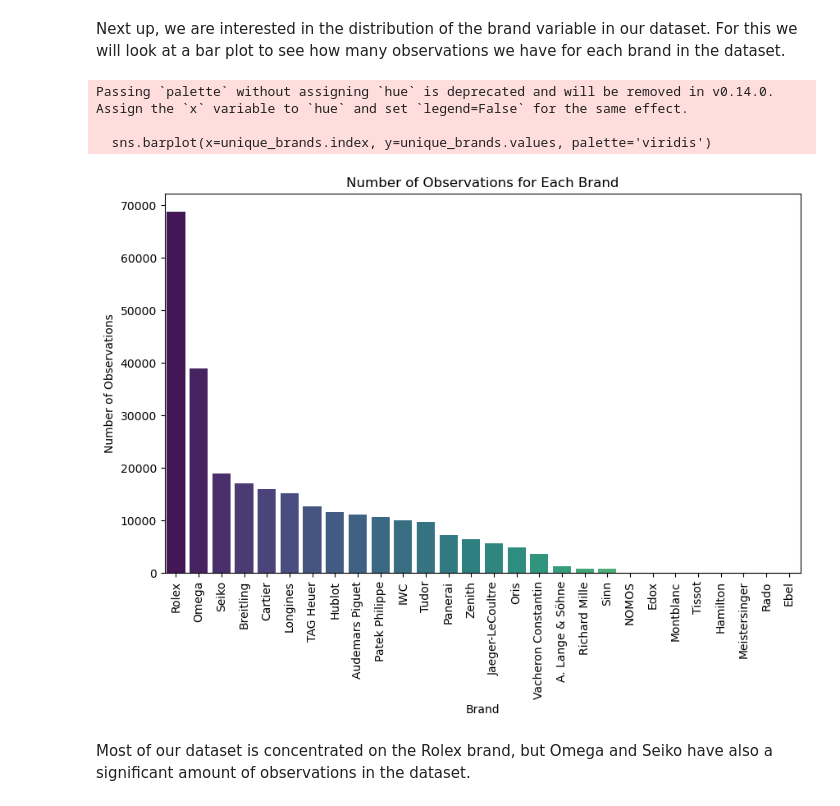
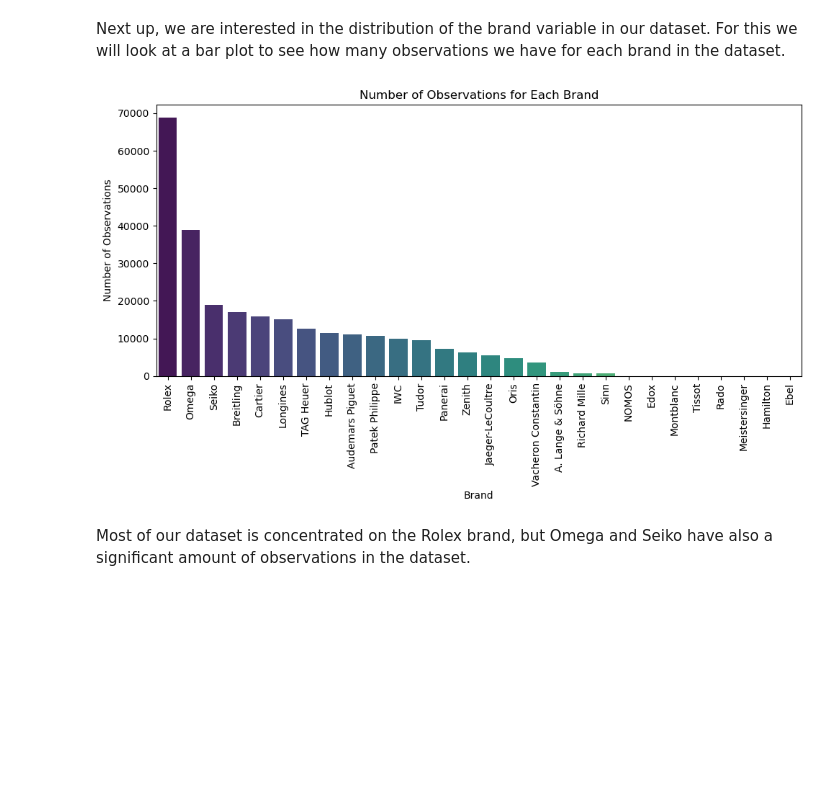
Before and after one commit to Aspescha/CodingAtHSG, a Jupyter notebook: LuxuryWatches.ipynb, the cells around one changed output. Drawn from its saved outputs; the diff is of its cells as text; code cells hidden in the pictures; blank space fills up the shorter version.

```diff
--- a/LuxuryWatches.ipynb
+++ b/LuxuryWatches.ipynb
@@ -38,7 +39,7 @@ import shap
 In this section we will be loading the dataset of luxury watches we obtained from Kaggle. We will be using the pandas library to read the dataset and load it into a DataFrame for further analysis.
 # %%
 # Load the dataset using the pandas library from the local CSV file
-watch_data = pd.read_csv("Watches.csv")
+watch_data = pd.read_csv("Watches.csv", low_memory=False)
 
 # Inspect the first few rows of the dataset
 watch_data.head()
@@ -727,27 +734,28 @@ We can see that most of our dataset is concentrated in the medium category. Ther
 # %% [markdown]
 Next up, we are interested in the distribution of the brand variable in our dataset. For this we will look at a bar plot to see how many observations we have for each brand in the dataset.
 # %%
-# With value_counts, we get the unique brand names as well as the occurrence count of each brand name.
+# Count how often each brand appears in the cleaned dataset.
+unique_brands = watch_data_cleaned["brand"].value_counts()
 
-unique_brands = watch_data_cleaned['brand'].value_counts()
+# Plot the number of observations per brand.
+# The hue argument avoids the Seaborn FutureWarning when using a palette.
+plt.figure(figsize=(10, 6))
+sns.barplot(
+    x=unique_brands.index,
+    y=unique_brands.values,
+    hue=unique_brands.index,
+    palette="viridis",
+    legend=False
+)
 
-
-# We will plot the unique brands using the index attribute for the brand names and the .values attribute for the corresponding occurrence counts.
-#Seaborn barplot is used for the barplot
-#We rotate the labels on the x-axis by 90 degrees to make them more readable
-
-plt.figure(figsize=(10,6))
-sns.barplot(x=unique_brands.index, y=unique_brands.values, palette='viridis')
-plt.title('Number of Observations for Each Brand')
-plt.xlabel('Brand')
+plt.title("Number of Observations for Each Brand")
+plt.xlabel("Brand")
+plt.ylabel("Number of Observations")
 plt.xticks(rotation=90)
-plt.ylabel('Number of Observations')
+plt.tight_layout()
 plt.show()
 # %% [output]
-Passing `palette` without assigning `hue` is deprecated and will be removed in v0.14.0. Assign the `x` variable to `hue` and set `legend=False` for the same effect.
-
-  sns.barplot(x=unique_brands.index, y=unique_brands.values, palette='viridis')
-[figure, old version]
+[figure, new version]
 # %% [markdown]
 Most of our dataset is concentrated on the Rolex brand, but Omega and Seiko have also a significant amount of observations in the dataset.
 # %% [markdown]
```
Also changed, not shown: parts of 33 cells of this notebook.
